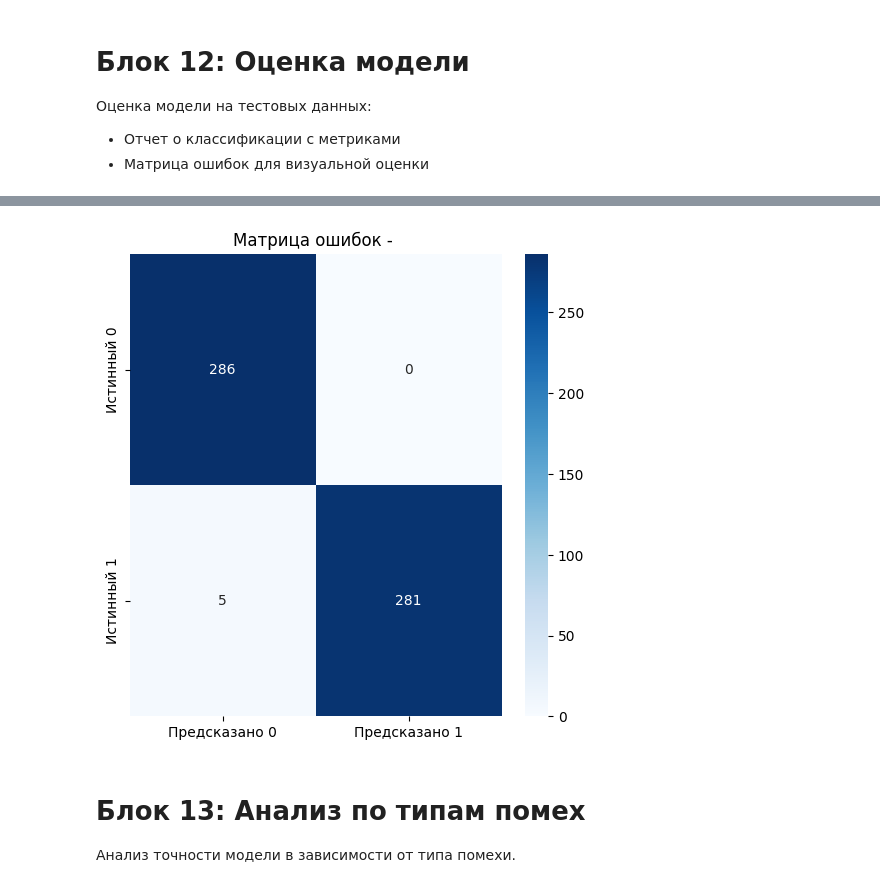
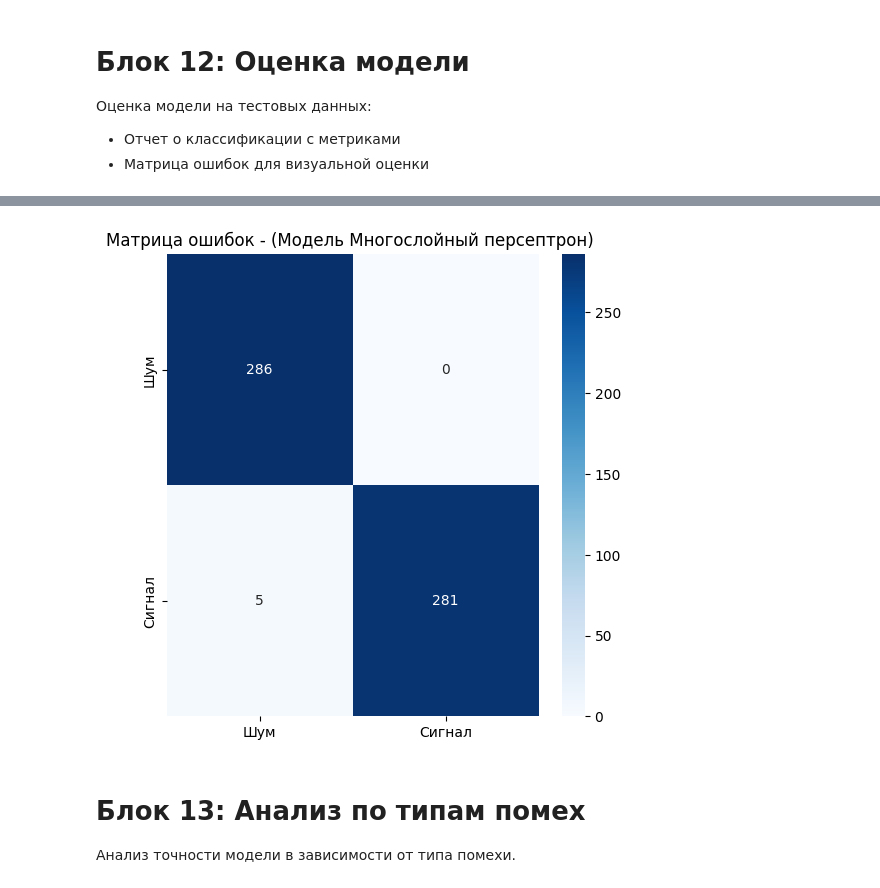
Before and after one commit to NzitaKatendi/Machine-learning-methods, a Jupyter notebook: Real data set/Проект-dknzita_4C.ipynb, the cells around one changed output, grey strips where cells are left out. Drawn from its saved outputs; the diff is of its cells as text; code cells hidden in the pictures.

```diff
--- a/Project-final-stage/Проект-dknzita_4C.ipynb
+++ b/Real data set/Проект-dknzita_4C.ipynb
@@ -359,8 +359,8 @@ print(classification_report(y_test, y_pred))
 cm = confusion_matrix(y_test, y_pred)
 plt.figure(figsize=(6, 6))
 sns.heatmap(cm, annot=True, fmt='d', cmap='Blues',
-            xticklabels=['Предсказано 0', 'Предсказано 1'],
-            yticklabels=['Истинный 0', 'Истинный 1'])
-plt.title('Матрица ошибок - ')
+            xticklabels=['Шум', 'Сигнал'],
+            yticklabels=['Шум', 'Сигнал'])
+plt.title('Матрица ошибок - (Модель Многослойный персептрон) ')
 plt.show()
 # %% [output]
@@ -368,14 +368,14 @@ plt.show()
 
 Отчёт о классификации:
               precision    recall  f1-score   support
 
            0       0.98      1.00      0.99       286
            1       1.00      0.98      0.99       286
 
     accuracy                           0.99       572
    macro avg       0.99      0.99      0.99       572
 weighted avg       0.99      0.99      0.99       572
-[figure, old version]
+[figure, new version]
 # %% [markdown]
 # Блок 13: Анализ по типам помех
 Анализ точности модели в зависимости от типа помехи.
```
Also changed, not shown: parts of 1 cell of this notebook, 9 other files.
